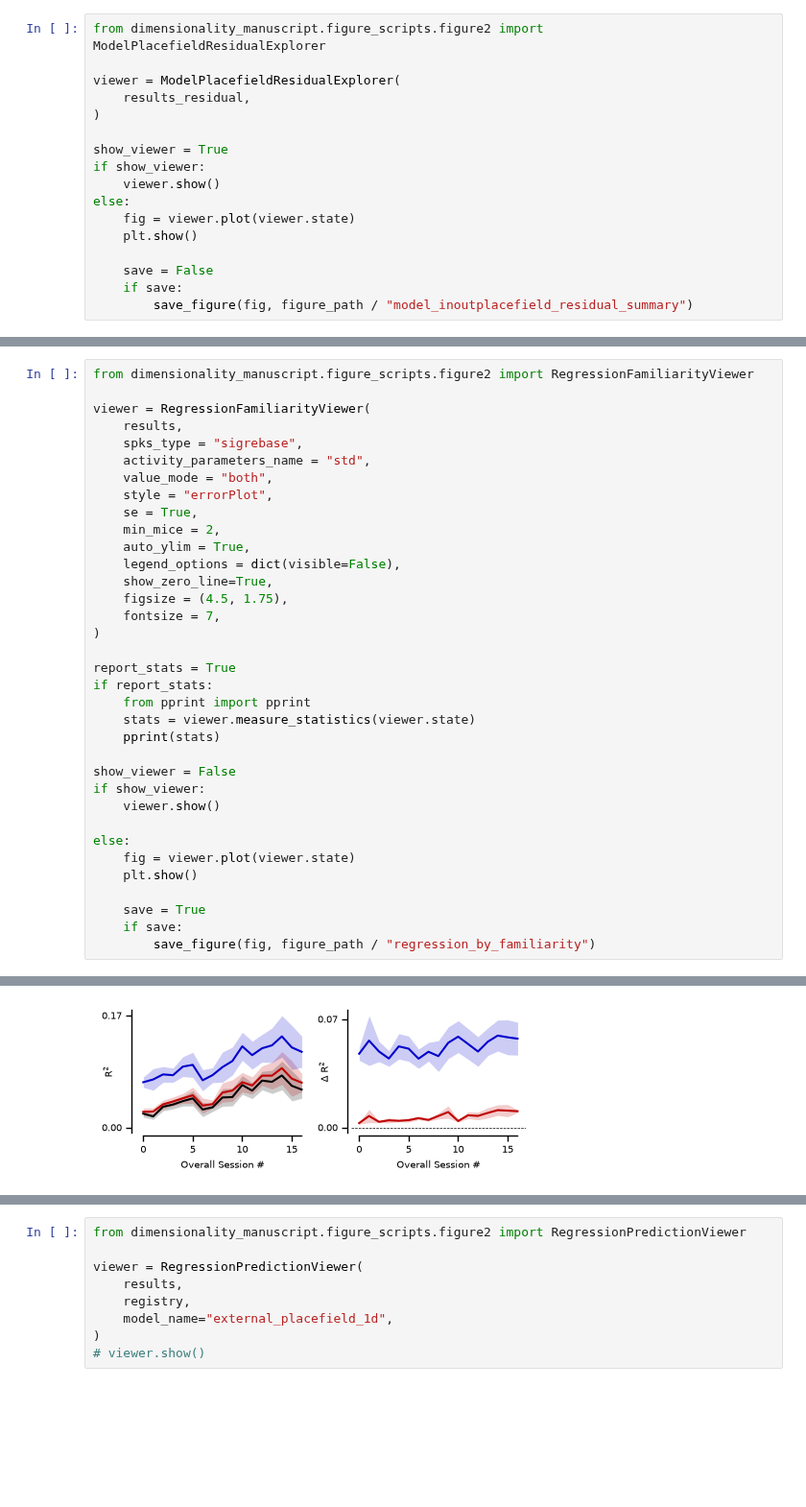
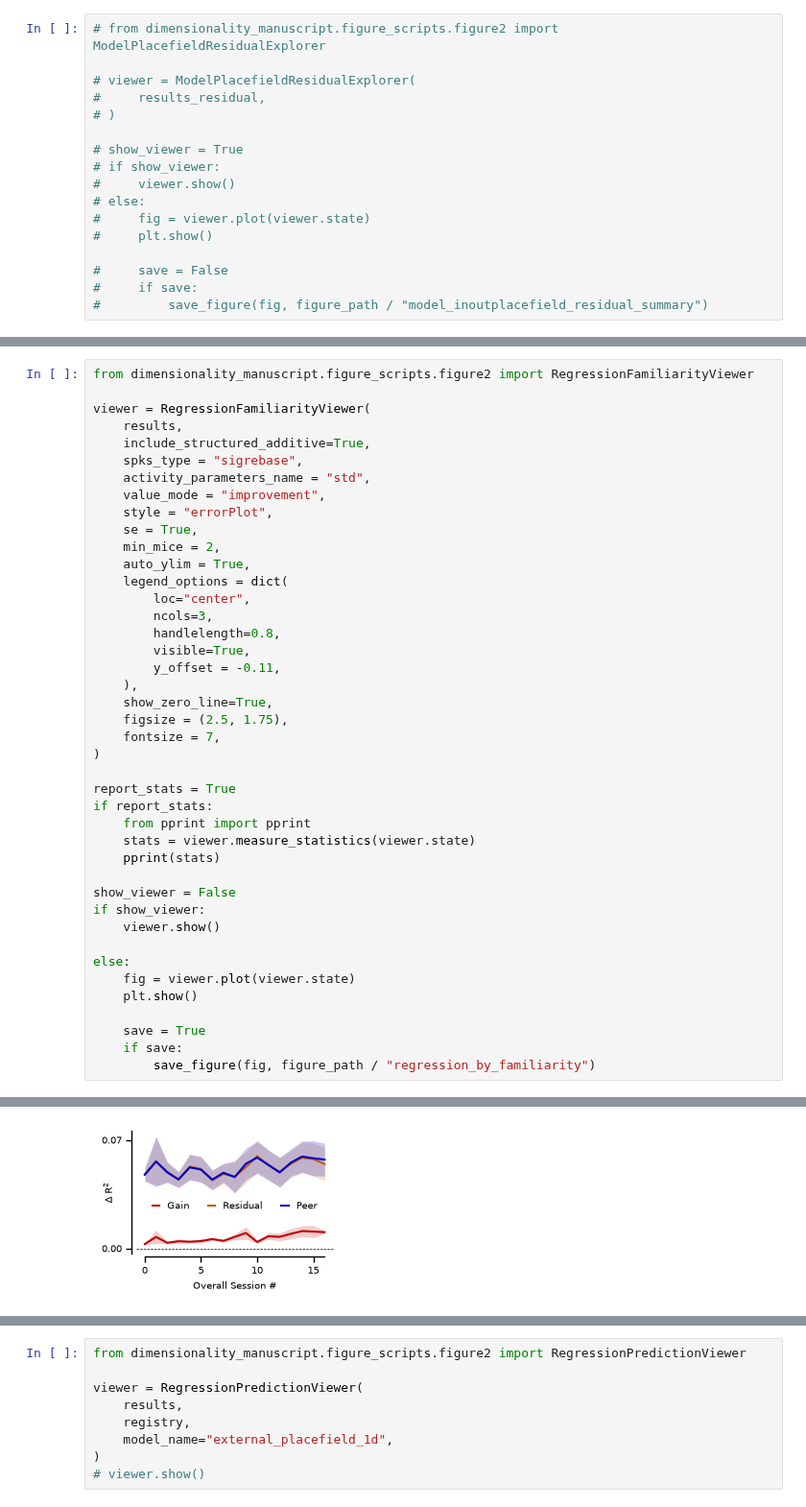
Before and after one commit to landoskape/vrAnalysis, a Jupyter notebook: dimensionality_manuscript/dim_regression_figures_refactor.ipynb, the cells around one changed output, grey strips where cells are left out. Shown at 96% size. Cells and saved outputs as stored; diff of their text form; blank space fills up the shorter version.

```diff
--- a/dimensionality_manuscript/dim_regression_figures_refactor.ipynb
+++ b/dimensionality_manuscript/dim_regression_figures_refactor.ipynb
@@ -204,17 +272,17 @@ else:
 # %%
-from dimensionality_manuscript.figure_scripts.figure2 import ModelPlacefieldResidualExplorer
+# from dimensionality_manuscript.figure_scripts.figure2 import ModelPlacefieldResidualExplorer
 
-viewer = ModelPlacefieldResidualExplorer(
-    results_residual,
-)
+# viewer = ModelPlacefieldResidualExplorer(
+#     results_residual,
+# )
 
-show_viewer = True
-if show_viewer:
-    viewer.show()
-else:
-    fig = viewer.plot(viewer.state)
-    plt.show()
+# show_viewer = True
+# if show_viewer:
+#     viewer.show()
+# else:
+#     fig = viewer.plot(viewer.state)
+#     plt.show()
 
-    save = False
-    if save:
-        save_figure(fig, figure_path / "model_inoutplacefield_residual_summary")
+#     save = False
+#     if save:
+#         save_figure(fig, figure_path / "model_inoutplacefield_residual_summary")
@@ -257,16 +321,23 @@ from dimensionality_manuscript.figure_scripts.figure2 import RegressionFamiliari
 
 viewer = RegressionFamiliarityViewer(
     results,
+    include_structured_additive=True,
     spks_type = "sigrebase",
     activity_parameters_name = "std",
-    value_mode = "both",
+    value_mode = "improvement",
     style = "errorPlot",
     se = True,
     min_mice = 2,
     auto_ylim = True,
-    legend_options = dict(visible=False),
+    legend_options = dict(
+        loc="center",
+        ncols=3,
+        handlelength=0.8,
+        visible=True,
+        y_offset = -0.11,
+    ),
     show_zero_line=True,
-    figsize = (4.5, 1.75),
+    figsize = (2.5, 1.75),
     fontsize = 7,
 )
 
@@ -316 +379 @@ findfont: Font family ['cmex10'] not found. Falling back to DejaVu Sans.
-[figure, old version]
+[figure, new version]
```
Also changed, not shown: parts of 19 cells of this notebook, 2 other files.
